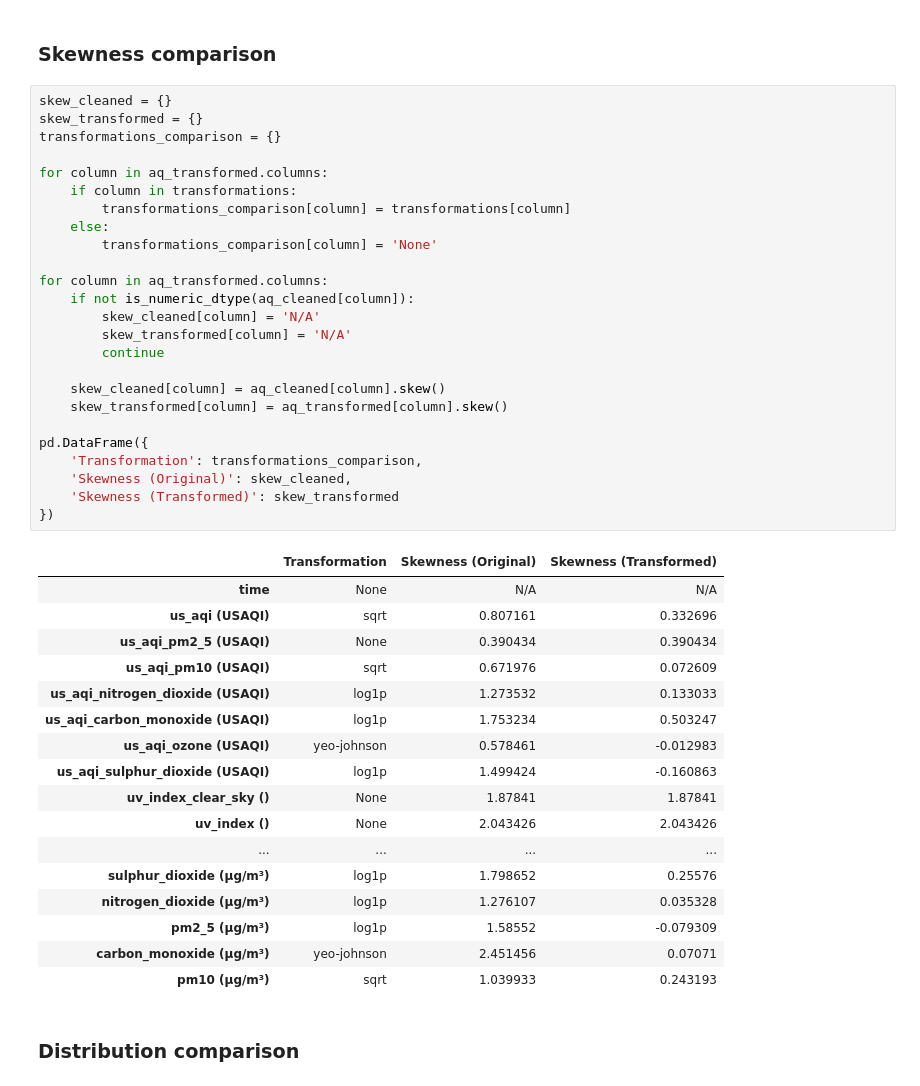
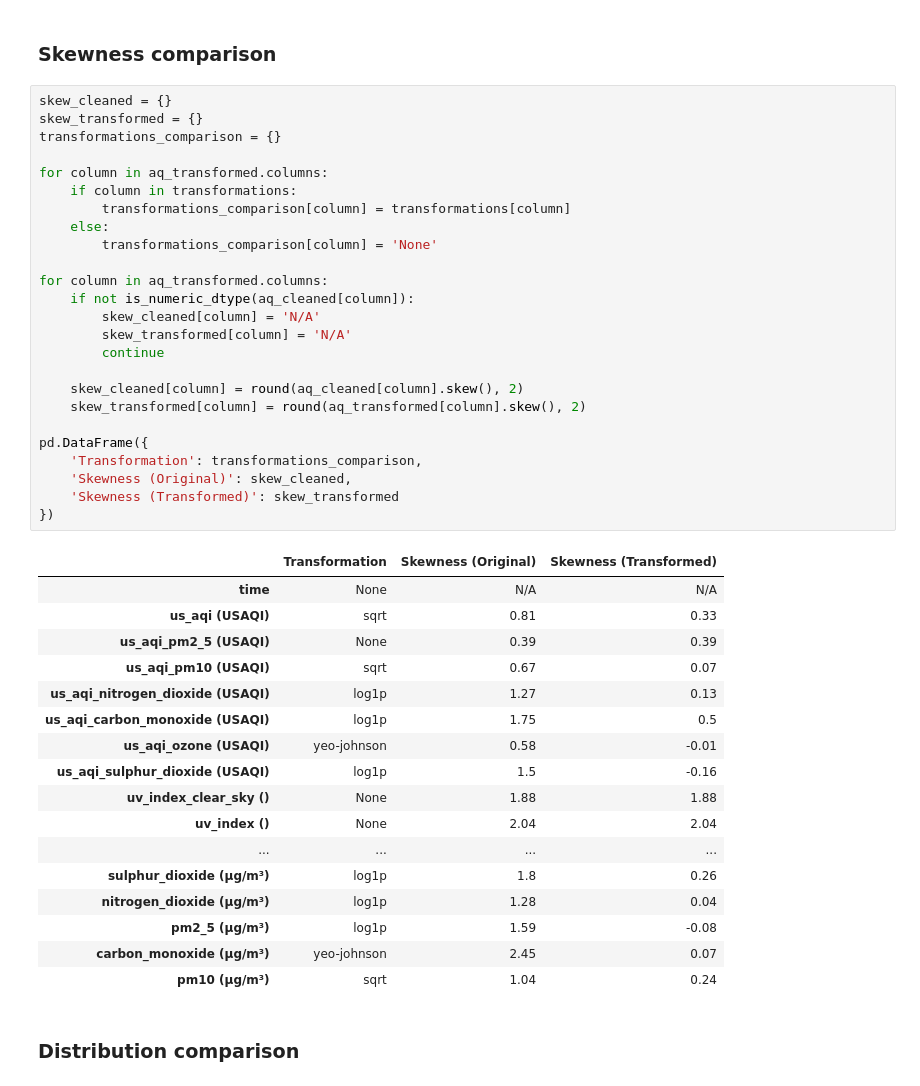
Before and after one commit to ianbunag/cmpe-255-data-mining-project, a Jupyter notebook: 03-30-data-preparation-open-meteo.ipynb, the cells around one changed output. Cells and saved outputs as stored; diff of their text form.

```diff
--- a/03-30-data-preparation-open-meteo.ipynb
+++ b/03-30-data-preparation-open-meteo.ipynb
@@ -98,46 +97,46 @@ for feature, transformation in transformations.items():
 # %%
 skew_cleaned = {}
 skew_transformed = {}
 transformations_comparison = {}
 
 for column in aq_transformed.columns:
     if column in transformations:
         transformations_comparison[column] = transformations[column]
     else:
         transformations_comparison[column] = 'None'
 
 for column in aq_transformed.columns:
     if not is_numeric_dtype(aq_cleaned[column]):
         skew_cleaned[column] = 'N/A'
         skew_transformed[column] = 'N/A'
         continue
 
-    skew_cleaned[column] = aq_cleaned[column].skew()
-    skew_transformed[column] = aq_transformed[column].skew()
+    skew_cleaned[column] = round(aq_cleaned[column].skew(), 2)
+    skew_transformed[column] = round(aq_transformed[column].skew(), 2)
 
 pd.DataFrame({
     'Transformation': transformations_comparison,
     'Skewness (Original)': skew_cleaned,
     'Skewness (Transformed)': skew_transformed
 })
 # %% [output]
 |  | Transformation | Skewness (Original) | Skewness (Transformed) |
 | time | None | N/A | N/A |
-| us_aqi (USAQI) | sqrt | 0.807161 | 0.332696 |
-| us_aqi_pm2_5 (USAQI) | None | 0.390434 | 0.390434 |
-| us_aqi_pm10 (USAQI) | sqrt | 0.671976 | 0.072609 |
-| us_aqi_nitrogen_dioxide (USAQI) | log1p | 1.273532 | 0.133033 |
-| us_aqi_carbon_monoxide (USAQI) | log1p | 1.753234 | 0.503247 |
-| us_aqi_ozone (USAQI) | yeo-johnson | 0.578461 | -0.012983 |
-| us_aqi_sulphur_dioxide (USAQI) | log1p | 1.499424 | -0.160863 |
-| uv_index_clear_sky () | None | 1.87841 | 1.87841 |
-| uv_index () | None | 2.043426 | 2.043426 |
+| us_aqi (USAQI) | sqrt | 0.81 | 0.33 |
+| us_aqi_pm2_5 (USAQI) | None | 0.39 | 0.39 |
+| us_aqi_pm10 (USAQI) | sqrt | 0.67 | 0.07 |
+| us_aqi_nitrogen_dioxide (USAQI) | log1p | 1.27 | 0.13 |
+| us_aqi_carbon_monoxide (USAQI) | log1p | 1.75 | 0.5 |
+| us_aqi_ozone (USAQI) | yeo-johnson | 0.58 | -0.01 |
+| us_aqi_sulphur_dioxide (USAQI) | log1p | 1.5 | -0.16 |
+| uv_index_clear_sky () | None | 1.88 | 1.88 |
+| uv_index () | None | 2.04 | 2.04 |
 | ... | ... | ... | ... |
-| sulphur_dioxide (μg/m³) | log1p | 1.798652 | 0.25576 |
-| nitrogen_dioxide (μg/m³) | log1p | 1.276107 | 0.035328 |
-| pm2_5 (μg/m³) | log1p | 1.58552 | -0.079309 |
-| carbon_monoxide (μg/m³) | yeo-johnson | 2.451456 | 0.07071 |
-| pm10 (μg/m³) | sqrt | 1.039933 | 0.243193 |
+| sulphur_dioxide (μg/m³) | log1p | 1.8 | 0.26 |
+| nitrogen_dioxide (μg/m³) | log1p | 1.28 | 0.04 |
+| pm2_5 (μg/m³) | log1p | 1.59 | -0.08 |
+| carbon_monoxide (μg/m³) | yeo-johnson | 2.45 | 0.07 |
+| pm10 (μg/m³) | sqrt | 1.04 | 0.24 |
 # %% [markdown]
 ### Distribution comparison
 # %%
```
Also changed, not shown: parts of 2 cells of this notebook, 2 other files.
